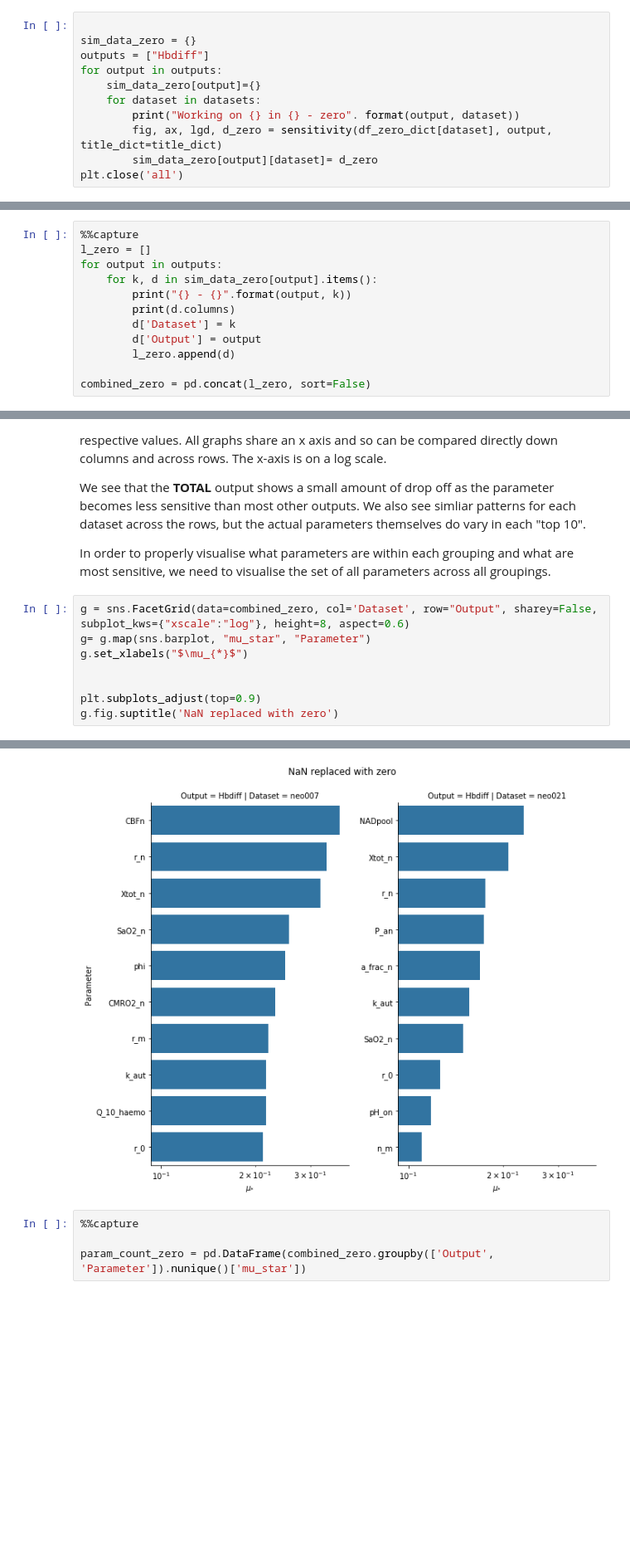
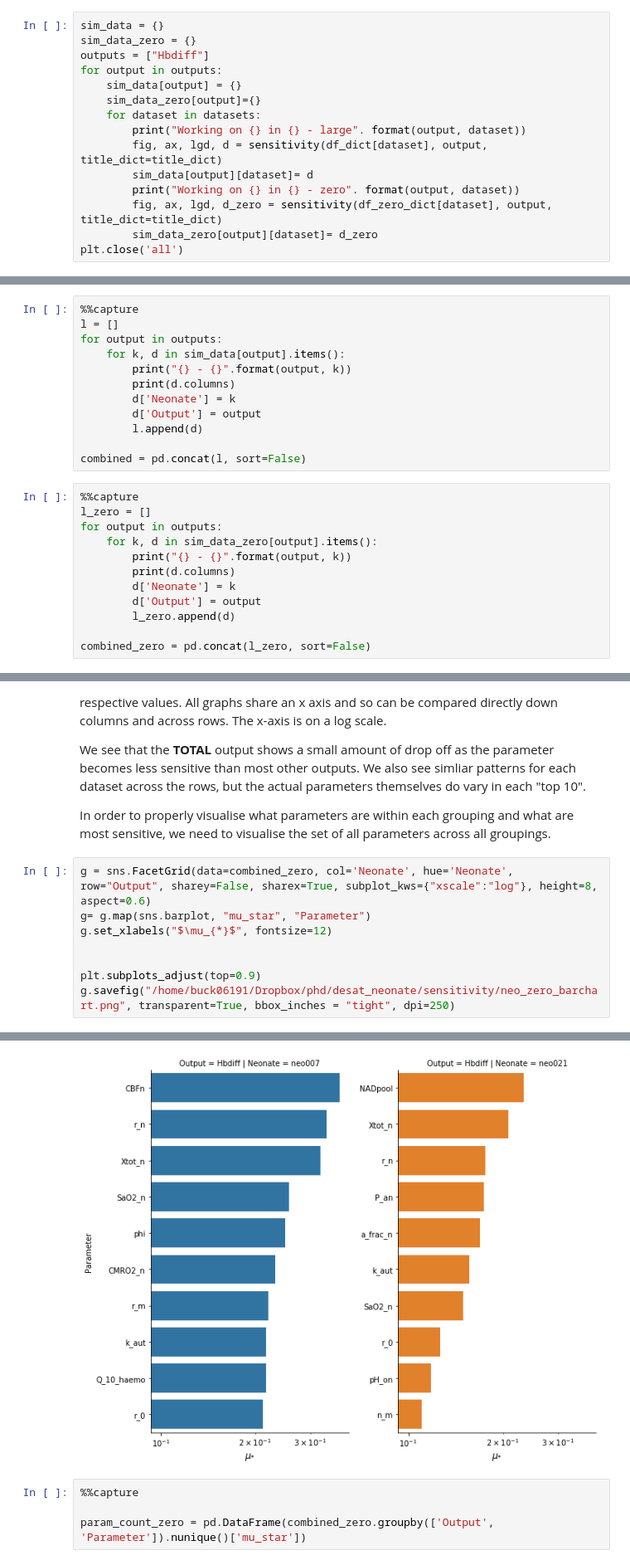
Before and after one commit to multimodalspectroscopy/neonatal-desat-modelling, a Jupyter notebook: results_processing/sensitivity_analysis/notebooks/neonate_SA.ipynb, the cells around one changed output, grey strips where cells are left out. Shown at 83% size. Saved outputs shown, nothing was run; the diff lists cells and outputs as text; blank space fills up the shorter version.

```diff
--- a/results_processing/sensitivity_analysis/notebooks/neonate_SA.ipynb
+++ b/results_processing/sensitivity_analysis/notebooks/neonate_SA.ipynb
@@ -73,12 +74,16 @@ def sensitivity(df, output, title_dict=None):
 
     return fig, ax, lgd, sens_head
 # %%
-
+sim_data = {}
 sim_data_zero = {}
 outputs = ["Hbdiff"]
 for output in outputs:
+    sim_data[output] = {}
     sim_data_zero[output]={}
     for dataset in datasets:
+        print("Working on {} in {} - large". format(output, dataset))
+        fig, ax, lgd, d = sensitivity(df_dict[dataset], output, title_dict=title_dict)
+        sim_data[output][dataset]= d
         print("Working on {} in {} - zero". format(output, dataset))
         fig, ax, lgd, d_zero = sensitivity(df_zero_dict[dataset], output, title_dict=title_dict)
         sim_data_zero[output][dataset]= d_zero
@@ -109,5 +96,17 @@ sim_data_zero
 # %% [markdown]
 # Combined data #
+# %%
+%%capture
+l = []
+for output in outputs:
+    for k, d in sim_data[output].items():
+        print("{} - {}".format(output, k))
+        print(d.columns)
+        d['Neonate'] = k
+        d['Output'] = output
+        l.append(d)
+
+combined = pd.concat(l, sort=False)
 # %%
 %%capture
 l_zero = []
@@ -115,7 +114,7 @@ for output in outputs:
     for k, d in sim_data_zero[output].items():
         print("{} - {}".format(output, k))
         print(d.columns)
-        d['Dataset'] = k
+        d['Neonate'] = k
         d['Output'] = output
         l_zero.append(d)
 
@@ -147,11 +146,11 @@ We see that the  __TOTAL__ output shows a small amount of drop off as the parame
 
 In order to properly visualise what parameters are within each grouping and what are most sensitive, we need to visualise the set of all parameters across all groupings.
 # %%
-g = sns.FacetGrid(data=combined_zero, col='Dataset', row="Output", sharey=False, subplot_kws={"xscale":"log"}, height=8, aspect=0.6)
+g = sns.FacetGrid(data=combined_zero, col='Neonate', hue='Neonate', row="Output", sharey=False, sharex=True, subplot_kws={"xscale":"log"}, height=8, aspect=0.6)
 g= g.map(sns.barplot, "mu_star", "Parameter")
-g.set_xlabels("$\mu_{*}$")
+g.set_xlabels("$\mu_{*}$", fontsize=12)
 
 
 plt.subplots_adjust(top=0.9)
-g.fig.suptitle('NaN replaced with zero')
+g.savefig("/home/buck06191/Dropbox/phd/desat_neonate/sensitivity/neo_zero_barchart.png", transparent=True, bbox_inches = "tight", dpi=250)
 # %% [output]
@@ -159,4 +157,4 @@ Text(0.5, 0.98, 'NaN replaced with zero')
-[figure, old version]
+[figure, new version]
 # %%
 %%capture
 
```
Also changed, not shown: parts of 12 cells of this notebook.
